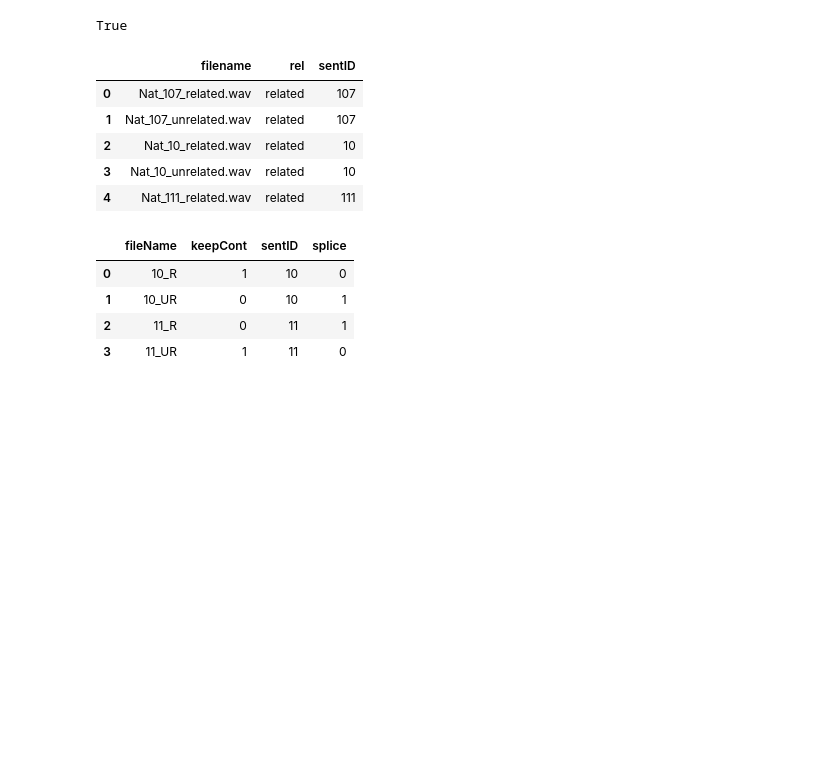
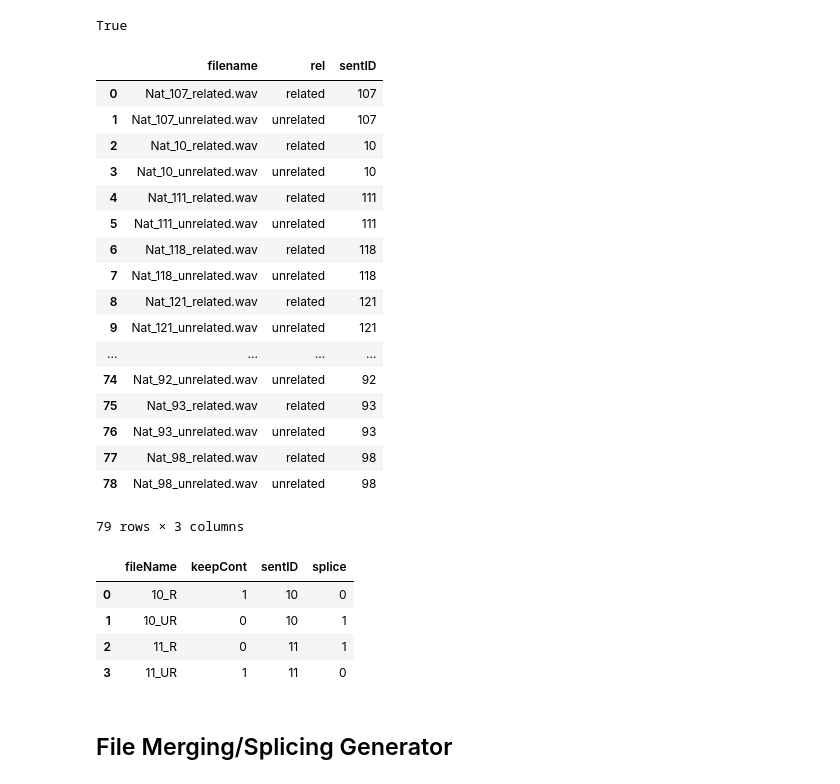
Before and after one commit to bastienboutonnet/AccPred, a Jupyter notebook: DevLogSheet.ipynb, the cells around one changed output. Drawn from its saved outputs; the diff is of its cells as text; code cells hidden in the pictures; blank space fills up the shorter version.

Commit message:
splicing gen + doc done

```diff
--- a/DevLogSheet.ipynb
+++ b/DevLogSheet.ipynb
@@ -203,17 +211,21 @@ True
 import os, re
 import pandas as pd
 
-path='/Users/boutonnetbpa/Dropbox/3.CurrentProjects/AThEME/accentedSpeech/stimuliProcessing/stimuli/toProccess'
+path='/Users/boutonnetbpa/Dropbox/3.CurrentProjects/AThEME/accentedSpeech/AccPred/stimToProcess'
 
-def listNames(path):
+def listNames(path,addSpliceOptions=False):
     filenames=os.listdir(path)
     count = 0
     for filename in filenames:
         if filename.endswith(".wav"):
             curSentID=re.findall(r'\d+',filename)
-            curRel=re.findall(r'related',filename)
-            if curRel!=['related']:
-                curRel='unrelated'
+            curRel=re.findall(r'(\_related|\_unrelated|\_control)',filename)
+            curRel=re.sub(r"\_",'',curRel[0])
+            #isControl=re.findall(r'control',filename)
+            #if curRel!=['related'] and isControl!=['control']:
+                #curRel='unrelated'
+           # else:
+                #curRel='control'
             if count<1:
                 fileList=pd.DataFrame({'filename':filename,'sentID':curSentID,'rel':curRel})
             else:
@@ -221,18 +233,33 @@ def listNames(path):
                 fileList=fileList.append(curFileRow)
             count += 1
     fileList=fileList.reset_index(drop=True)
+    if addSpliceOptions==True:
+        fileList['keepCont']=""
+        fileList['splice']=""
     return fileList
 
 test=listNames(path)
 # %%
-test.head()
+test
 # %% [output]
 |  | filename | rel | sentID |
 | 0 | Nat_107_related.wav | related | 107 |
-| 1 | Nat_107_unrelated.wav | related | 107 |
+| 1 | Nat_107_unrelated.wav | unrelated | 107 |
 | 2 | Nat_10_related.wav | related | 10 |
-| 3 | Nat_10_unrelated.wav | related | 10 |
+| 3 | Nat_10_unrelated.wav | unrelated | 10 |
 | 4 | Nat_111_related.wav | related | 111 |
+| 5 | Nat_111_unrelated.wav | unrelated | 111 |
+| 6 | Nat_118_related.wav | related | 118 |
+| 7 | Nat_118_unrelated.wav | unrelated | 118 |
+| 8 | Nat_121_related.wav | related | 121 |
+| 9 | Nat_121_unrelated.wav | unrelated | 121 |
+| ... | ... | ... | ... |
+| 74 | Nat_92_unrelated.wav | unrelated | 92 |
+| 75 | Nat_93_related.wav | related | 93 |
+| 76 | Nat_93_unrelated.wav | unrelated | 93 |
+| 77 | Nat_98_related.wav | related | 98 |
+| 78 | Nat_98_unrelated.wav | unrelated | 98 |
+79 rows × 3 columns
 # %%
 import pandas as pd
 
@@ -247 +276,3 @@ df
+# %% [markdown]
+## File Merging/Splicing Generator
 # %%
```
Also changed, not shown: parts of 4 cells of this notebook, 3 other files.
